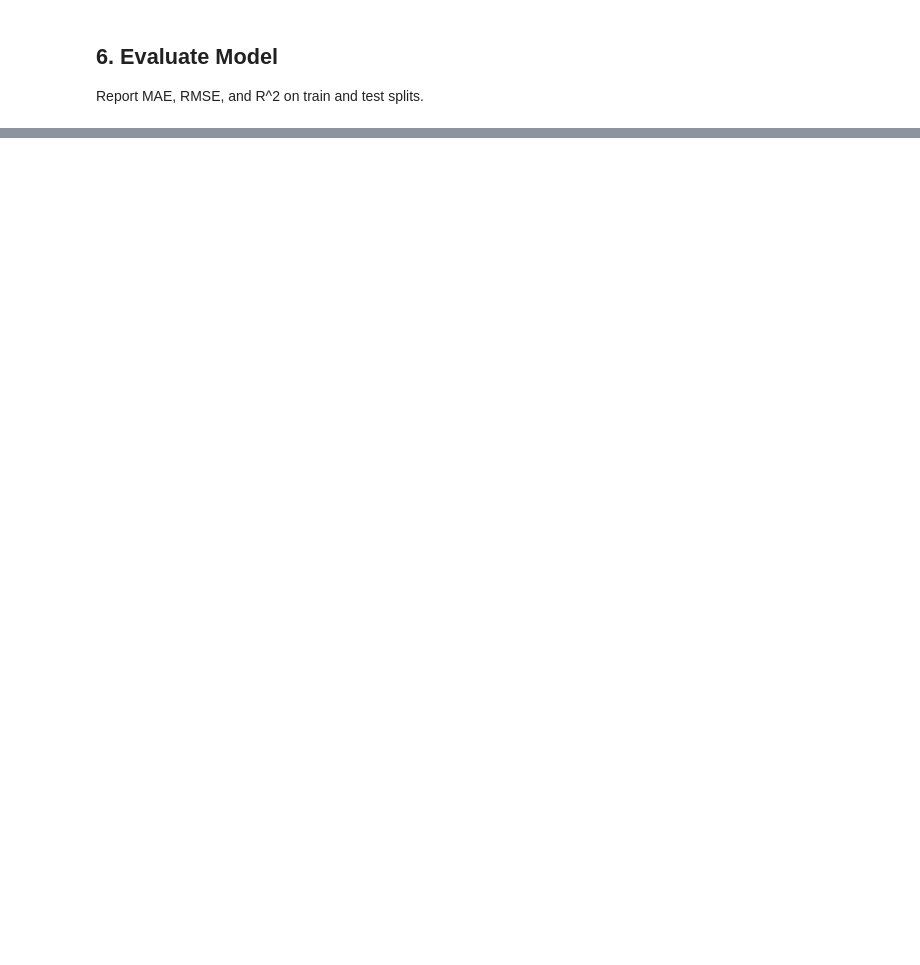
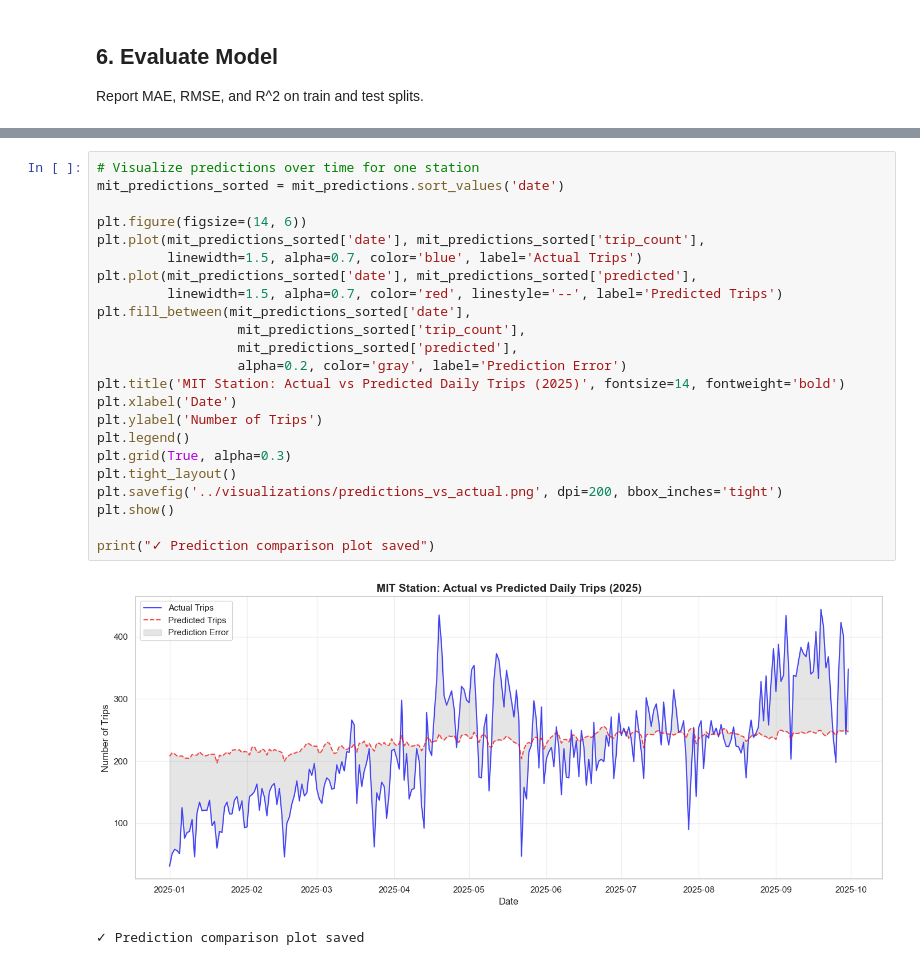
Before and after one commit to julianl05/506-final-project, a Jupyter notebook: notebooks/linear_modeling.ipynb, the cells around one changed output, grey strips where cells are left out. Saved outputs shown, nothing was run; the diff lists cells and outputs as text; blank space fills up the shorter version.

```diff
--- a/notebooks/linear_modeling.ipynb
+++ b/notebooks/linear_modeling.ipynb
@@ -194,0 +459,26 @@ test_metrics = compute_metrics(y_test, test_pred, label="Test")
+# %%
+# Visualize predictions over time for one station
+mit_predictions_sorted = mit_predictions.sort_values('date')
+
+plt.figure(figsize=(14, 6))
+plt.plot(mit_predictions_sorted['date'], mit_predictions_sorted['trip_count'],
+         linewidth=1.5, alpha=0.7, color='blue', label='Actual Trips')
+plt.plot(mit_predictions_sorted['date'], mit_predictions_sorted['predicted'],
+         linewidth=1.5, alpha=0.7, color='red', linestyle='--', label='Predicted Trips')
+plt.fill_between(mit_predictions_sorted['date'],
+                  mit_predictions_sorted['trip_count'],
+                  mit_predictions_sorted['predicted'],
+                  alpha=0.2, color='gray', label='Prediction Error')
+plt.title('MIT Station: Actual vs Predicted Daily Trips (2025)', fontsize=14, fontweight='bold')
+plt.xlabel('Date')
+plt.ylabel('Number of Trips')
+plt.legend()
+plt.grid(True, alpha=0.3)
+plt.tight_layout()
+plt.savefig('../visualizations/predictions_vs_actual.png', dpi=200, bbox_inches='tight')
+plt.show()
+
+print("✓ Prediction comparison plot saved")
+# %% [output]
+[figure, added]
+✓ Prediction comparison plot saved
```
Also changed, not shown: parts of 13 cells of this notebook, 1 other file.
